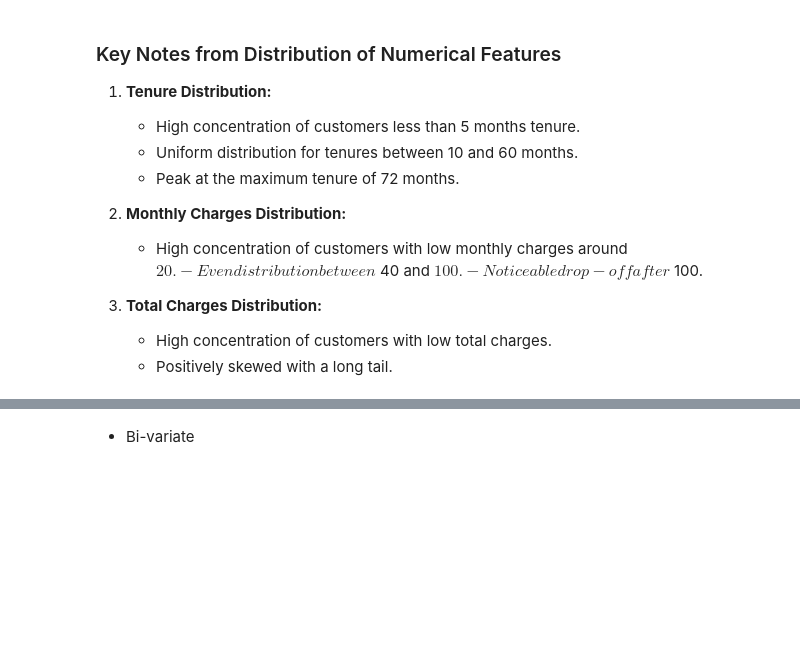
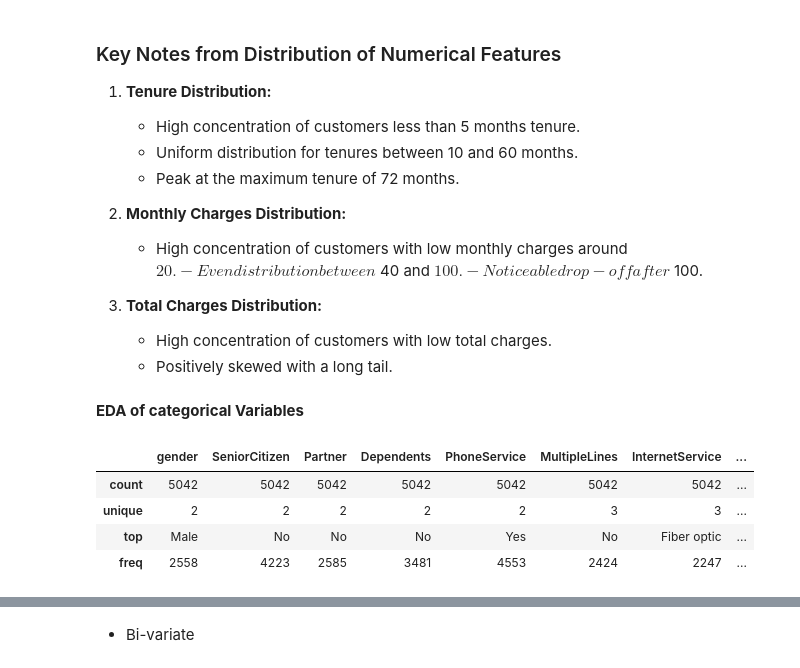
Before and after one commit to DelphinKdl/customer-churn-prediction, a Jupyter notebook: notobooks/main.ipynb, the cells around one changed output, grey strips where cells are left out. Cells and saved outputs as stored; diff of their text form; code cells hidden in the pictures; blank space fills up the shorter version.

```diff
--- a/notobooks/main.ipynb
+++ b/notobooks/main.ipynb
@@ -602,3 +604,15 @@ plt.show()
 3. **Total Charges Distribution:**
    - High concentration of customers with low total charges.
    - Positively skewed with a long tail.
+# %% [markdown]
+**EDA of categorical Variables**
+# %%
+# distribution
+
+df[categorical_cols].describe()
+# %% [output]
+|  | gender | SeniorCitizen | Partner | Dependents | PhoneService | MultipleLines | InternetService | ... |
+| count | 5042 | 5042 | 5042 | 5042 | 5042 | 5042 | 5042 | ... |
+| unique | 2 | 2 | 2 | 2 | 2 | 3 | 3 | ... |
+| top | Male | No | No | No | Yes | No | Fiber optic | ... |
+| freq | 2558 | 4223 | 2585 | 3481 | 4553 | 2424 | 2247 | ... |
```
Also changed, not shown: parts of 7 cells of this notebook.
